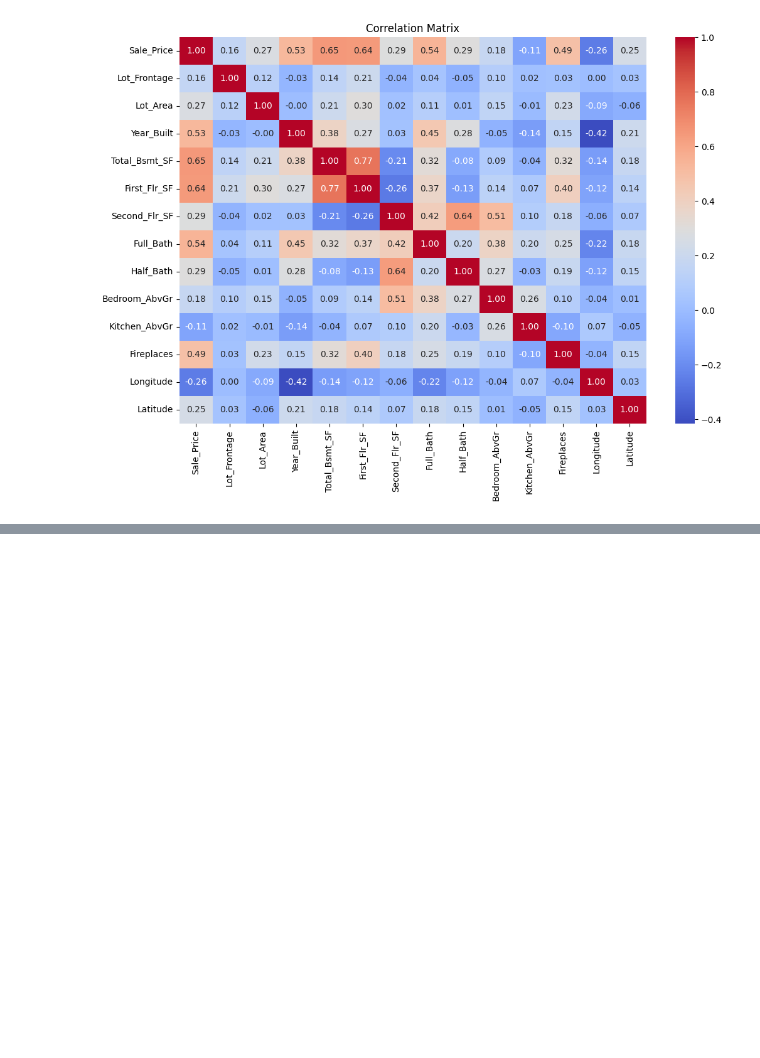
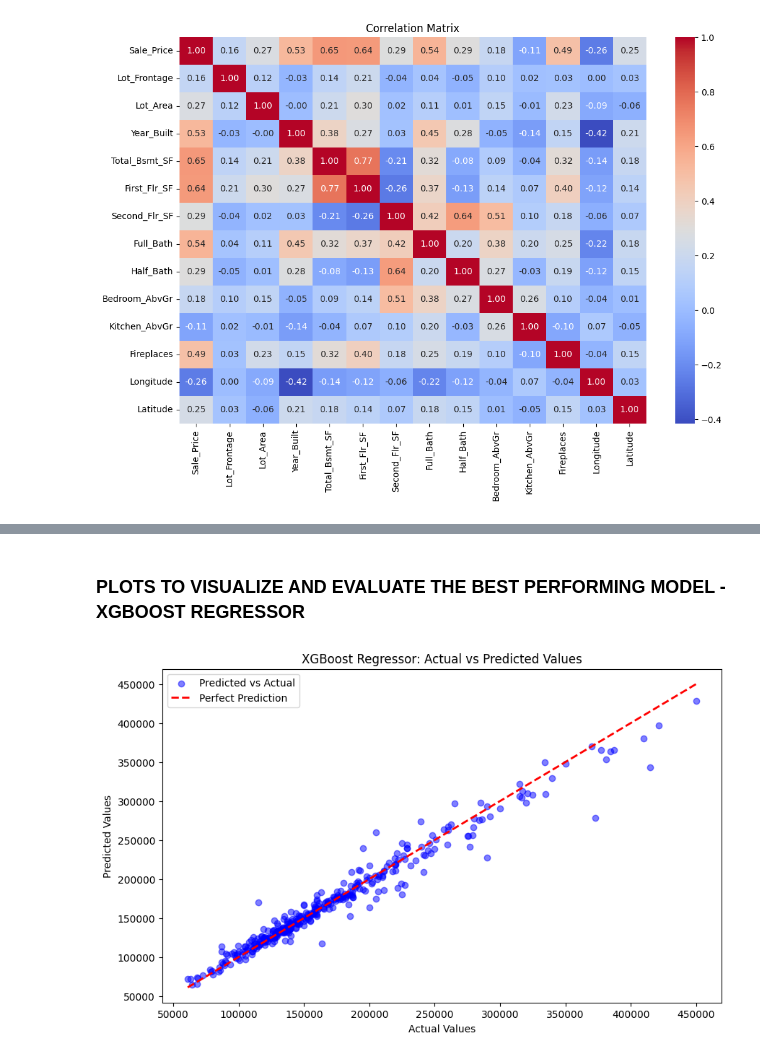
Before and after one commit to Sunday-Oladokun/Predictive-Modelling-Of-House-Prices-Using-Regression-Models, a Jupyter notebook: House Prices new.ipynb, the cells around one changed output, grey strips where cells are left out. Saved outputs shown, nothing was run; the diff lists cells and outputs as text; code cells hidden in the pictures; blank space fills up the shorter version.

```diff
--- a/House Prices new.ipynb
+++ b/House Prices new.ipynb
@@ -1055,0 +1564,3 @@ For the full bath, we can see that the more the number of full bathrooms, the mo
+# %%
+rf_model = RandomForestRegressor(n_estimators=100, random_state=80)
+rf_model.fit(X_train, y_train)
@@ -1055,0 +1652,11 @@ For the full bath, we can see that the more the number of full bathrooms, the mo
+# %%
+# Separate the features (X) and the target variable (y)
+
+# X is assigned the entire DataFrame except for the 'Sale_Price' column
+X = df2_without_outliers_ml.drop(['Sale_Price'], axis=1)
+
+# y is assigned the 'Sale_Price' column, which is the target variable for prediction
+y = df2_without_outliers_ml['Sale_Price']
+# %%
+# Separate the data into train and test sets
+X_train, X_test, y_train, y_test = train_test_split(X, y, test_size=0.2, random_state=56)
@@ -1055,0 +1678,2 @@ For the full bath, we can see that the more the number of full bathrooms, the mo
+# %%
+y_pred = rf_model.predict(X_test)
@@ -1055,0 +1744,22 @@ For the full bath, we can see that the more the number of full bathrooms, the mo
+# %% [markdown]
+### __PLOTS TO VISUALIZE AND EVALUATE THE BEST PERFORMING MODEL - XGBOOST REGRESSOR__
+# %%
+# Scatter plot of actual vs predicted values for XGBoost without outliers
+plt.figure(figsize=(10, 6))
+
+# Scatter plot for predicted vs actual values
+plt.scatter(y_test, y_pred, color='blue', alpha=0.5, label='Predicted vs Actual')
+
+# Plot a diagonal line where predicted = actual
+plt.plot([y_test.min(), y_test.max()], [y_test.min(), y_test.max()], color='red', linestyle='--', linewidth=2, label='Perfect Prediction')
+
+# Add labels, title, and legend
+plt.xlabel('Actual Values')
+plt.ylabel('Predicted Values')
+plt.title('XGBoost Regressor: Actual vs Predicted Values')
+plt.legend()
+
+# Show the plot
+plt.show()
+# %% [output]
+[figure, added]
```
Also changed, not shown: parts of 124 cells of this notebook, 1 other file.
